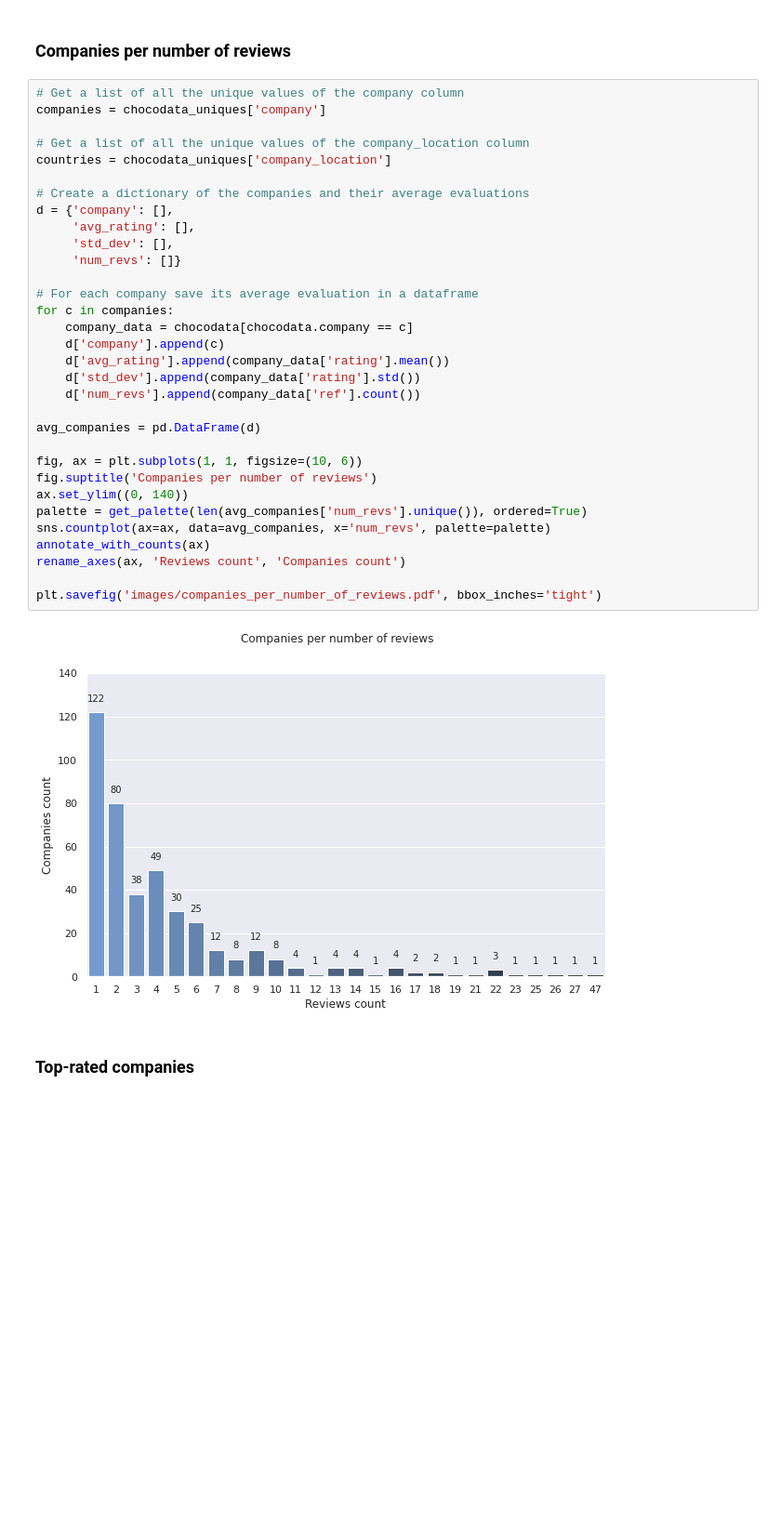
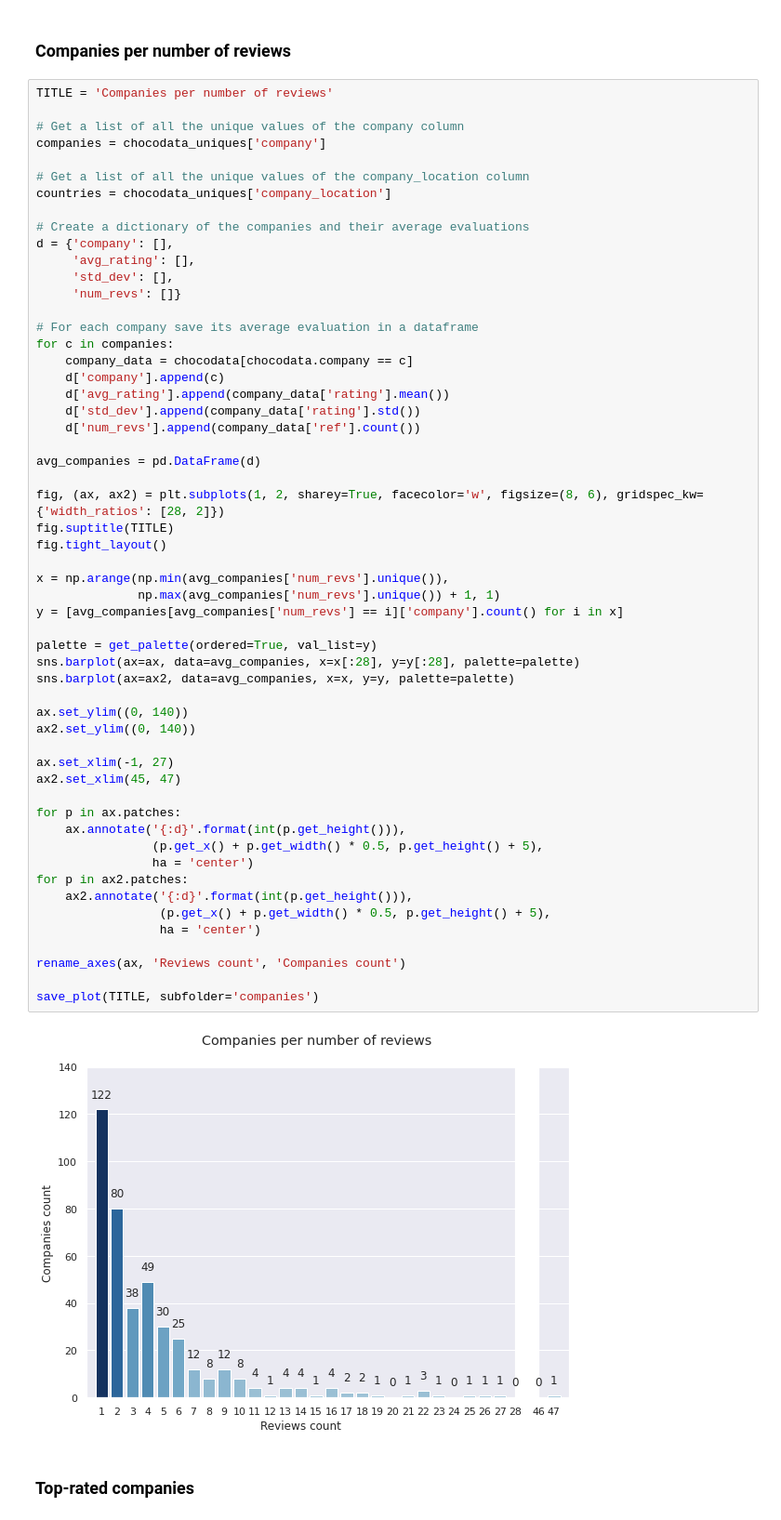
Before and after one commit to loris2222/ChocoData, a Jupyter notebook: code/ChocoData_from_colab.ipynb, the cells around one changed output. Shown at 93% size. Saved outputs shown, nothing was run; the diff lists cells and outputs as text; blank space fills up the shorter version.

```diff
--- a/code/ChocoData_from_colab.ipynb
+++ b/code/ChocoData_from_colab.ipynb
@@ -505,39 +543,62 @@ display(fig)
 # %% [markdown]
 ### Companies per number of reviews
 # %%
+TITLE = 'Companies per number of reviews'
+
 # Get a list of all the unique values of the company column
 companies = chocodata_uniques['company']
 
 # Get a list of all the unique values of the company_location column
 countries = chocodata_uniques['company_location']
 
 # Create a dictionary of the companies and their average evaluations
 d = {'company': [],
      'avg_rating': [],
      'std_dev': [],
      'num_revs': []}
 
 # For each company save its average evaluation in a dataframe
 for c in companies:
     company_data = chocodata[chocodata.company == c]
     d['company'].append(c)
     d['avg_rating'].append(company_data['rating'].mean())
     d['std_dev'].append(company_data['rating'].std())
     d['num_revs'].append(company_data['ref'].count())
 
 avg_companies = pd.DataFrame(d)
 
-fig, ax = plt.subplots(1, 1, figsize=(10, 6))
-fig.suptitle('Companies per number of reviews')
+fig, (ax, ax2) = plt.subplots(1, 2, sharey=True, facecolor='w', figsize=(8, 6), gridspec_kw={'width_ratios': [28, 2]})
+fig.suptitle(TITLE)
+fig.tight_layout()
+
+x = np.arange(np.min(avg_companies['num_revs'].unique()),
+              np.max(avg_companies['num_revs'].unique()) + 1, 1)
+y = [avg_companies[avg_companies['num_revs'] == i]['company'].count() for i in x]
+
+palette = get_palette(ordered=True, val_list=y)
+sns.barplot(ax=ax, data=avg_companies, x=x[:28], y=y[:28], palette=palette)
+sns.barplot(ax=ax2, data=avg_companies, x=x, y=y, palette=palette)
+
 ax.set_ylim((0, 140))
-palette = get_palette(len(avg_companies['num_revs'].unique()), ordered=True)
-sns.countplot(ax=ax, data=avg_companies, x='num_revs', palette=palette)
-annotate_with_counts(ax)
+ax2.set_ylim((0, 140))
+
+ax.set_xlim(-1, 27)
+ax2.set_xlim(45, 47)
+
+for p in ax.patches:
+    ax.annotate('{:d}'.format(int(p.get_height())),
+                (p.get_x() + p.get_width() * 0.5, p.get_height() + 5),
+                ha = 'center')
+for p in ax2.patches:
+    ax2.annotate('{:d}'.format(int(p.get_height())),
+                 (p.get_x() + p.get_width() * 0.5, p.get_height() + 5),
+                 ha = 'center')
+
 rename_axes(ax, 'Reviews count', 'Companies count')
 
-plt.savefig('images/companies_per_number_of_reviews.pdf', bbox_inches='tight')
+save_plot(TITLE, subfolder='companies')
 # %% [output]
-[figure, old version]
+[figure, new version]
 # %% [markdown]
 ### Top-rated companies
 # %%
```
Also changed, not shown: parts of 24 cells of this notebook.
